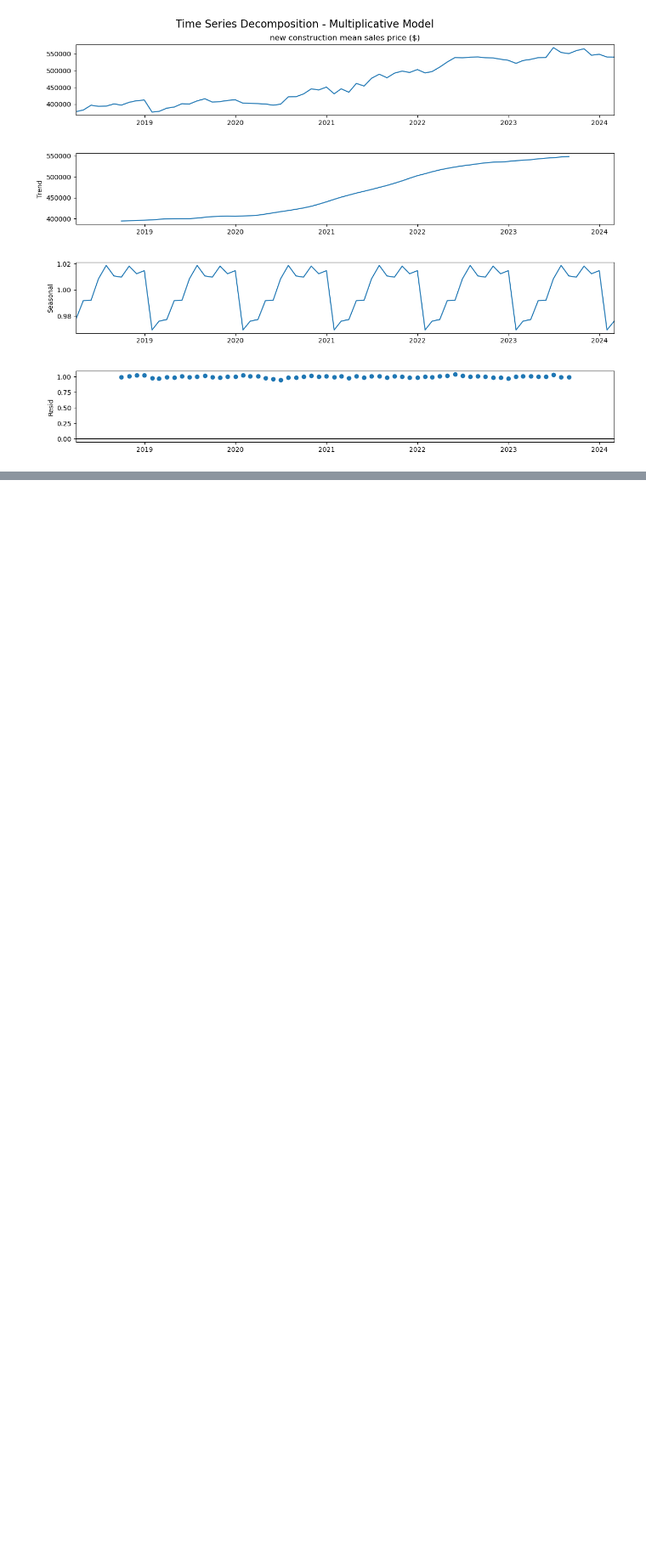
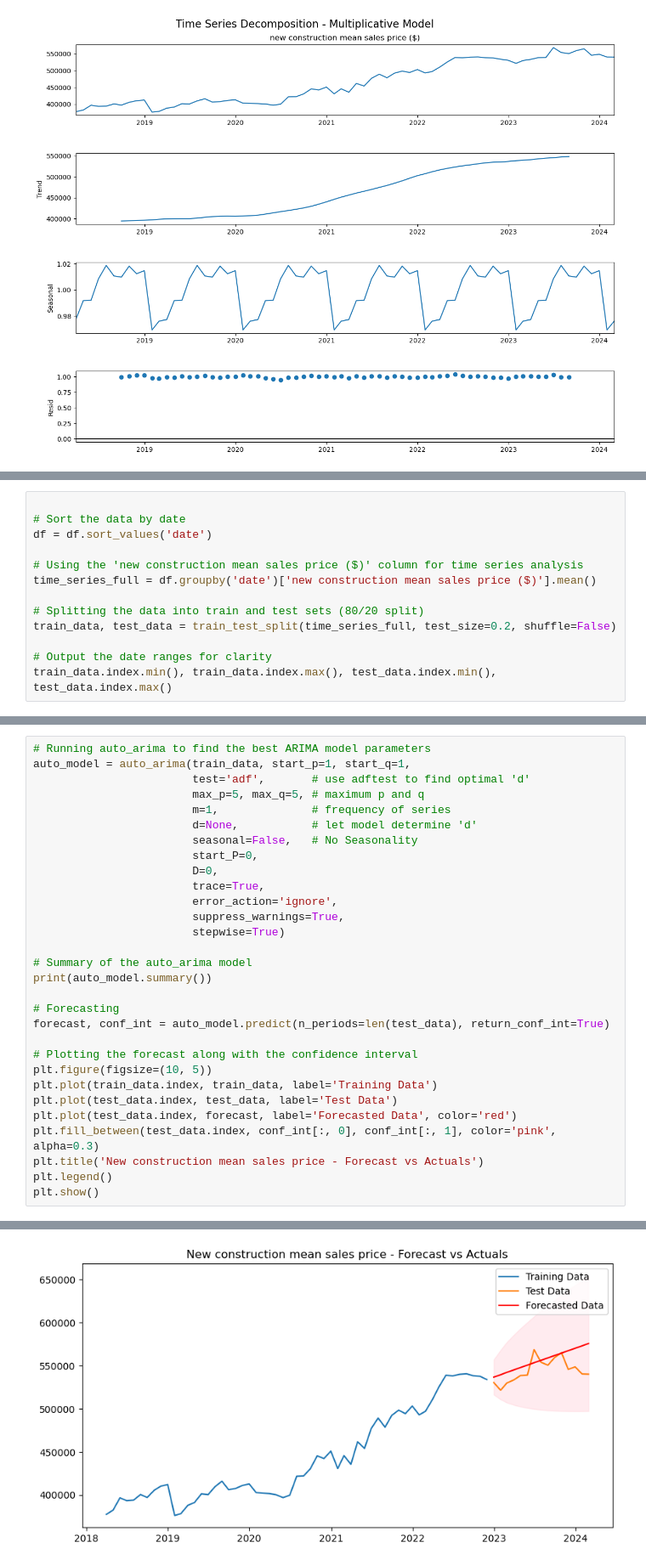
Before and after one commit to jacobsimeral/TS_Forecasting_Project, a Jupyter notebook: Code/EDA/EDA_MG.ipynb, the cells around one changed output, grey strips where cells are left out. Shown at 85% size. Drawn from its saved outputs; the diff is of its cells as text; blank space fills up the shorter version.

Commit message:
Initial Modeling Attempt by Max

```diff
--- a/Code/EDA/EDA_MG.ipynb
+++ b/Code/EDA/EDA_MG.ipynb
@@ -293,0 +107,13 @@ RMSE: 180529.614169209
+# %%
+
+# Sort the data by date
+df = df.sort_values('date')
+
+# Using the 'new construction mean sales price ($)' column for time series analysis
+time_series_full = df.groupby('date')['new construction mean sales price ($)'].mean()
+
+# Splitting the data into train and test sets (80/20 split)
+train_data, test_data = train_test_split(time_series_full, test_size=0.2, shuffle=False)
+
+# Output the date ranges for clarity
+train_data.index.min(), train_data.index.max(), test_data.index.min(), test_data.index.max()
@@ -293,0 +236,31 @@ RMSE: 180529.614169209
+# %%
+# Running auto_arima to find the best ARIMA model parameters
+auto_model = auto_arima(train_data, start_p=1, start_q=1,
+                        test='adf',       # use adftest to find optimal 'd'
+                        max_p=5, max_q=5, # maximum p and q
+                        m=1,              # frequency of series
+                        d=None,           # let model determine 'd'
+                        seasonal=False,   # No Seasonality
+                        start_P=0,
+                        D=0,
+                        trace=True,
+                        error_action='ignore',
+                        suppress_warnings=True,
+                        stepwise=True)
+
+# Summary of the auto_arima model
+print(auto_model.summary())
+
+# Forecasting
+forecast, conf_int = auto_model.predict(n_periods=len(test_data), return_conf_int=True)
+
+# Plotting the forecast along with the confidence interval
+plt.figure(figsize=(10, 5))
+plt.plot(train_data.index, train_data, label='Training Data')
+plt.plot(test_data.index, test_data, label='Test Data')
+plt.plot(test_data.index, forecast, label='Forecasted Data', color='red')
+plt.fill_between(test_data.index, conf_int[:, 0], conf_int[:, 1], color='pink', alpha=0.3)
+plt.title('New construction mean sales price - Forecast vs Actuals')
+plt.legend()
+plt.show()
+# %% [output]
@@ -293,0 +284 @@ RMSE: 180529.614169209
+[figure, added]
```
Also changed, not shown: parts of 14 cells of this notebook.
